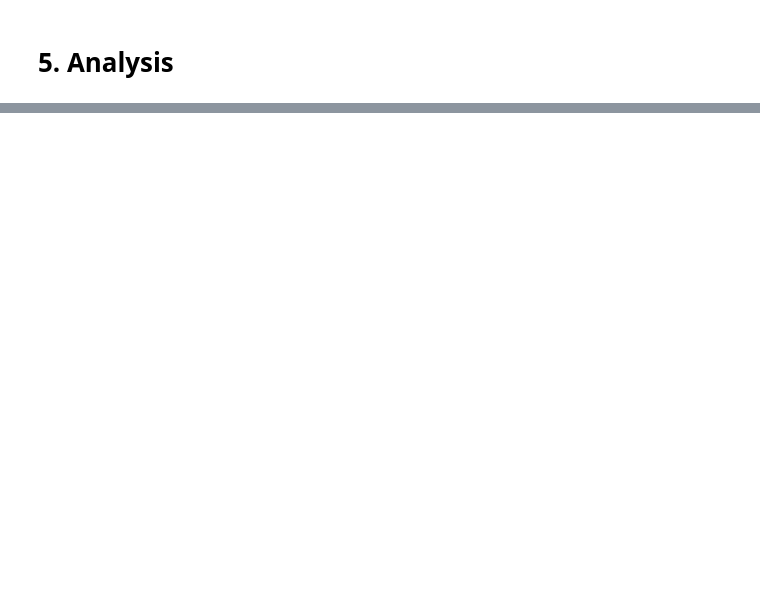
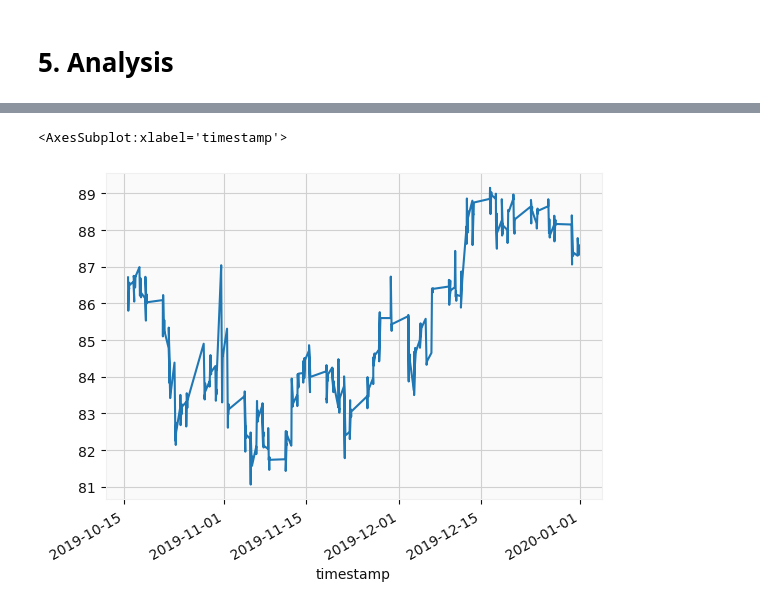
Before and after one commit to itsjohnward/pbc, a Jupyter notebook: pbc-analysis.ipynb, the cells around one changed output, grey strips where cells are left out. Saved outputs shown, nothing was run; the diff lists cells and outputs as text; code cells hidden in the pictures; blank space fills up the shorter version.

```diff
--- a/pbc-analysis.ipynb
+++ b/pbc-analysis.ipynb
@@ -308,0 +548,5 @@ plot_accuracy(history)
+# %%
+formatted_df['close'].loc[X_test.index[0]:].plot()
+# %% [output]
+<AxesSubplot:xlabel='timestamp'>
+[figure, added]
```
Also changed, not shown: parts of 22 cells of this notebook.
